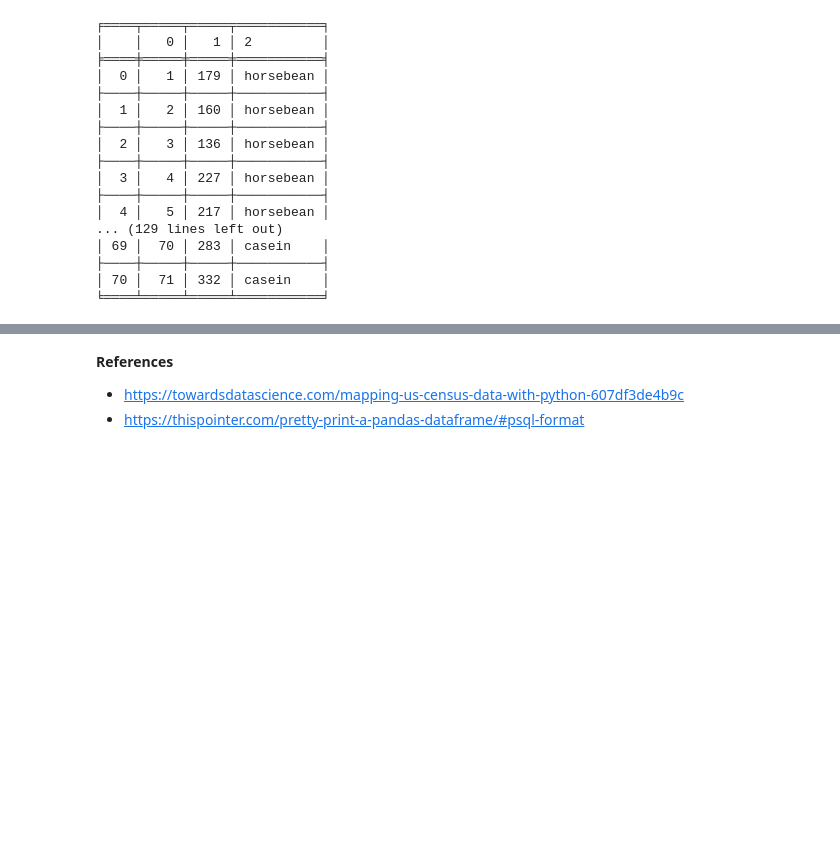
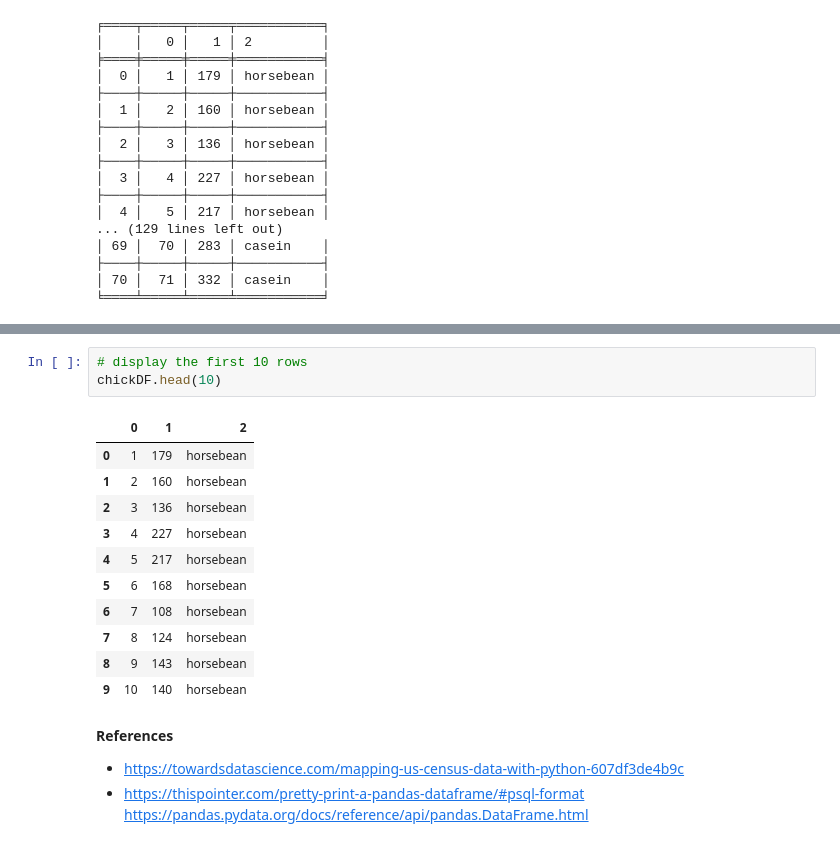
Before and after one commit to ja699461/IDS, a Jupyter notebook: Chapter3.ipynb, the cells around one changed output, grey strips where cells are left out. Cells and saved outputs as stored; diff of their text form; blank space fills up the shorter version.

```diff
--- a/Chapter3.ipynb
+++ b/Chapter3.ipynb
@@ -189,4 +203,20 @@ print(tabulate(chickDF, headers='keys', tablefmt='fancy_grid'))
+# %%
+# display the first 10 rows
+chickDF.head(10)
+# %% [output]
+|  | 0 | 1 | 2 |
+| 0 | 1 | 179 | horsebean |
+| 1 | 2 | 160 | horsebean |
+| 2 | 3 | 136 | horsebean |
+| 3 | 4 | 227 | horsebean |
+| 4 | 5 | 217 | horsebean |
+| 5 | 6 | 168 | horsebean |
+| 6 | 7 | 108 | horsebean |
+| 7 | 8 | 124 | horsebean |
+| 8 | 9 | 143 | horsebean |
+| 9 | 10 | 140 | horsebean |
 # %% [markdown]
 **References**
 * https://towardsdatascience.com/mapping-us-census-data-with-python-607df3de4b9c
 * https://thispointer.com/pretty-print-a-pandas-dataframe/#psql-format
+https://pandas.pydata.org/docs/reference/api/pandas.DataFrame.html
```
Also changed, not shown: parts of 1 cell of this notebook.
